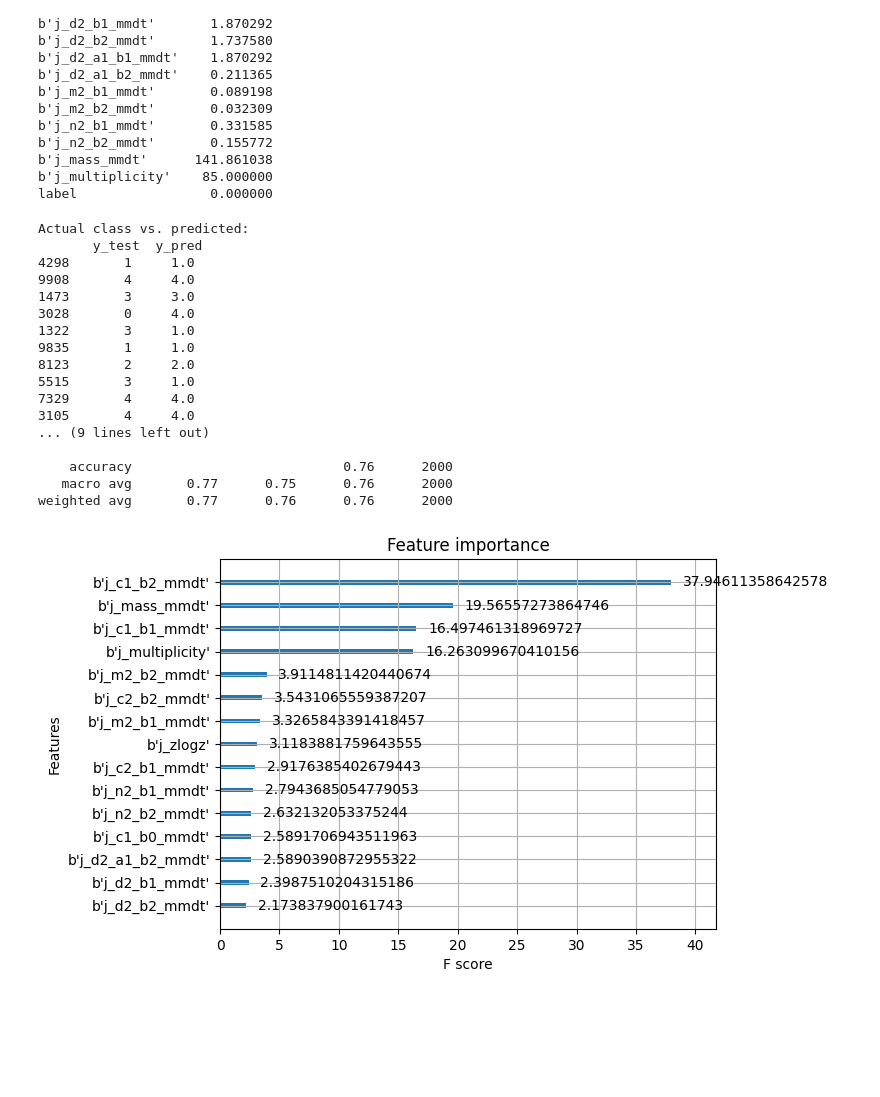
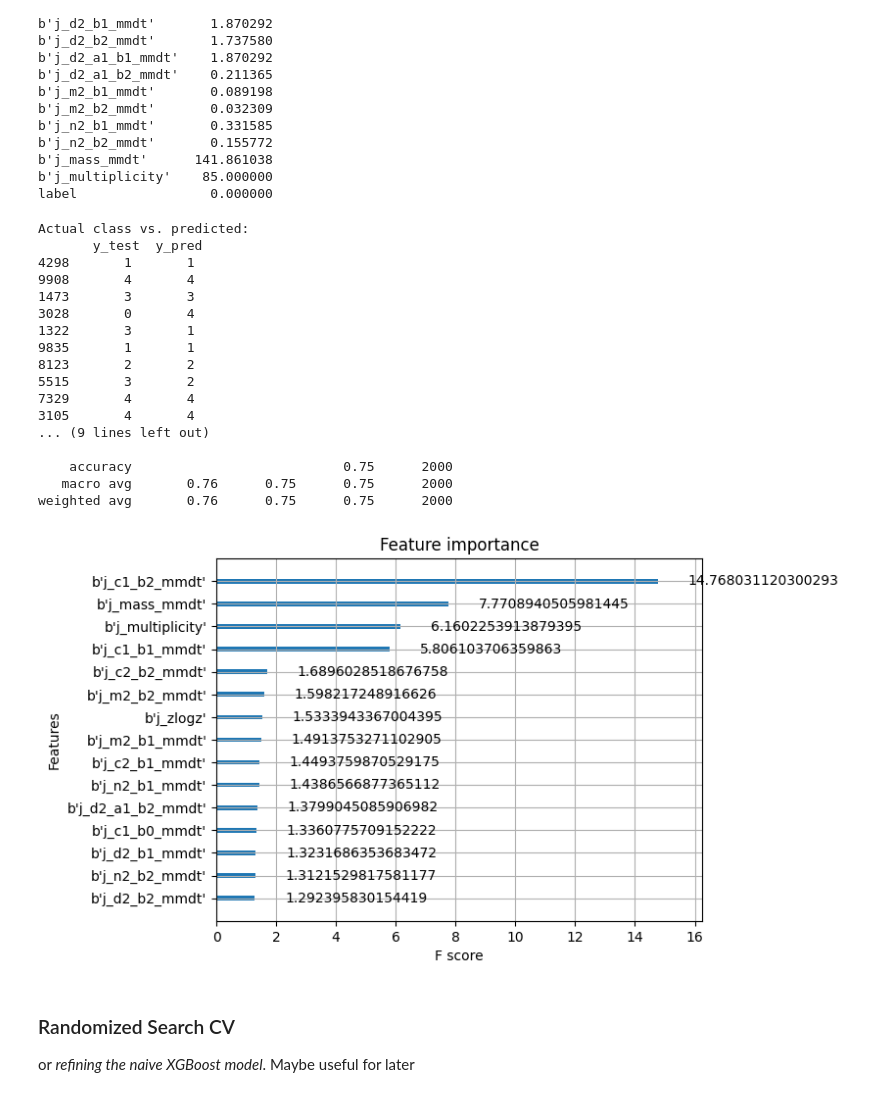
Before and after one commit to vincenzojrs/Machine-Learning-Exploration-for-Collider-Physics, a Jupyter notebook: main/MLCP_FEATUREENG.ipynb, the cells around one changed output. Saved outputs shown, nothing was run; the diff lists cells and outputs as text; code cells hidden in the pictures; blank space fills up the shorter version.

```diff
--- a/main/MLCP_FEATUREENG.ipynb
+++ b/main/MLCP_FEATUREENG.ipynb
@@ -43,43 +45,37 @@ X_train, X_test, y_train, y_test = train_test_split(
 # %%
 # Dirty work for gradient boosting; naive model used below
 
-dtrain = xgb.DMatrix(X_train, label=y_train)
-dtest = xgb.DMatrix(X_test, label=y_test)
-
-param = {'max_depth': 5,
-         'eta': 0.3,
-         'objective': 'multi:softmax',
-         'num_class': 5}
-
-num_round = 20
-
-model = xgb.train(param, dtrain, 20)
-y_pred = model.predict(dtest)
+model = xgboost.XGBClassifier(max_depth = 5, eta = 0.3, objective = 'multi:softmax', num_class = 5)
+model.fit(X_train, y_train)
+y_pred = model.predict(X_test)
 
 # Print actual class vs. predicted
 print('Actual class vs. predicted: \n', pd.DataFrame({'y_test': y_test[:10], 'y_pred': y_pred[:10]}))
 
 # macro avg row as benchmark
 print('\n Classification report:\n', classification_report(y_test, y_pred))
 
 # "gain" importance type tells how much the performance of a model increases once you add that variable to the tree
-xgb.plot_importance(model, importance_type='gain');
+xgboost.plot_importance(model, importance_type='gain');
 # %% [output]
 Actual class vs. predicted:
        y_test  y_pred
-4298       1     1.0
-9908       4     4.0
-1473       3     3.0
-3028       0     4.0
-1322       3     1.0
-9835       1     1.0
-8123       2     2.0
-5515       3     1.0
-7329       4     4.0
-3105       4     4.0
+4298       1       1
+9908       4       4
+1473       3       3
+3028       0       4
+1322       3       1
+9835       1       1
+8123       2       2
+5515       3       2
+7329       4       4
+3105       4       4
 ... (9 lines left out)
 
-    accuracy                           0.76      2000
-   macro avg       0.77      0.75      0.76      2000
-weighted avg       0.77      0.76      0.76      2000
+    accuracy                           0.75      2000
+   macro avg       0.76      0.75      0.75      2000
+weighted avg       0.76      0.75      0.75      2000
-[figure, old version]
+[figure, new version]
+# %% [markdown]
+### Randomized Search CV
+or *refining the naive XGBoost model*. Maybe useful for later
```
Also changed, not shown: parts of 3 cells of this notebook, 1 other file.
